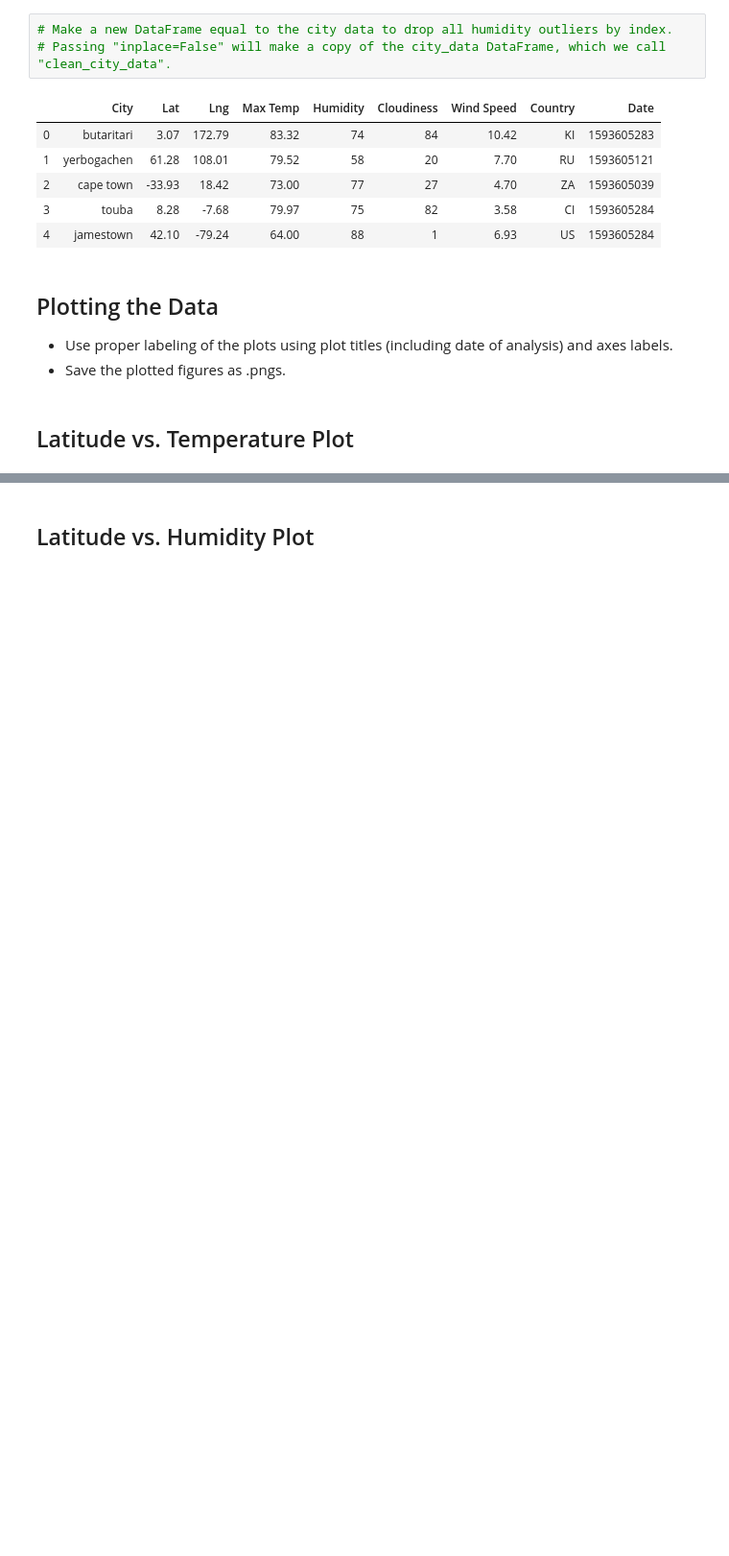
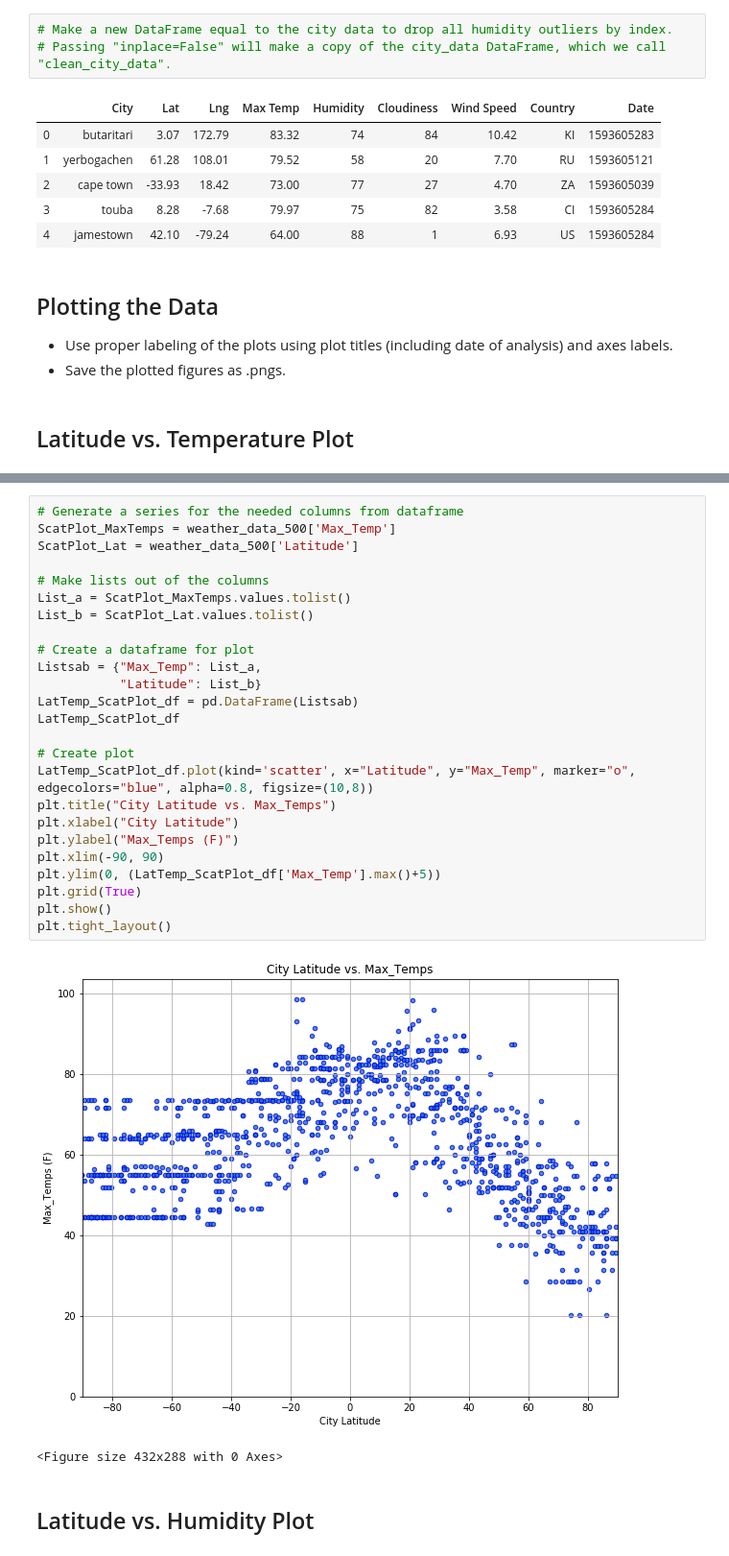
Before and after one commit to eobianyor/Python_API_project, a Jupyter notebook: WeatherPy/WeatherPy.ipynb, the cells around one changed output, grey strips where cells are left out. Shown: that part at 96% size. Saved outputs shown, nothing was run; the diff lists cells and outputs as text; blank space fills up the shorter version.

Commit message:
Worked on first draft of plotting the data

```diff
--- a/WeatherPy/WeatherPy.ipynb
+++ b/WeatherPy/WeatherPy.ipynb
@@ -346,2 +343,30 @@ Int64Index([], dtype='int64')
+# %%
+# Generate a series for the needed columns from dataframe
+ScatPlot_MaxTemps = weather_data_500['Max_Temp']
+ScatPlot_Lat = weather_data_500['Latitude']
+
+# Make lists out of the columns
+List_a = ScatPlot_MaxTemps.values.tolist()
+List_b = ScatPlot_Lat.values.tolist()
+
+# Create a dataframe for plot
+Listsab = {"Max_Temp": List_a,
+           "Latitude": List_b}
+LatTemp_ScatPlot_df = pd.DataFrame(Listsab)
+LatTemp_ScatPlot_df
+
+# Create plot
+LatTemp_ScatPlot_df.plot(kind='scatter', x="Latitude", y="Max_Temp", marker="o", edgecolors="blue", alpha=0.8, figsize=(10,8))
+plt.title("City Latitude vs. Max_Temps")
+plt.xlabel("City Latitude")
+plt.ylabel("Max_Temps (F)")
+plt.xlim(-90, 90)
+plt.ylim(0, (LatTemp_ScatPlot_df['Max_Temp'].max()+5))
+plt.grid(True)
+plt.show()
+plt.tight_layout()
+# %% [output]
+[figure, added]
+<Figure size 432x288 with 0 Axes>
 # %% [markdown]
 ## Latitude vs. Humidity Plot
```
Also changed, not shown: parts of 23 cells of this notebook.
